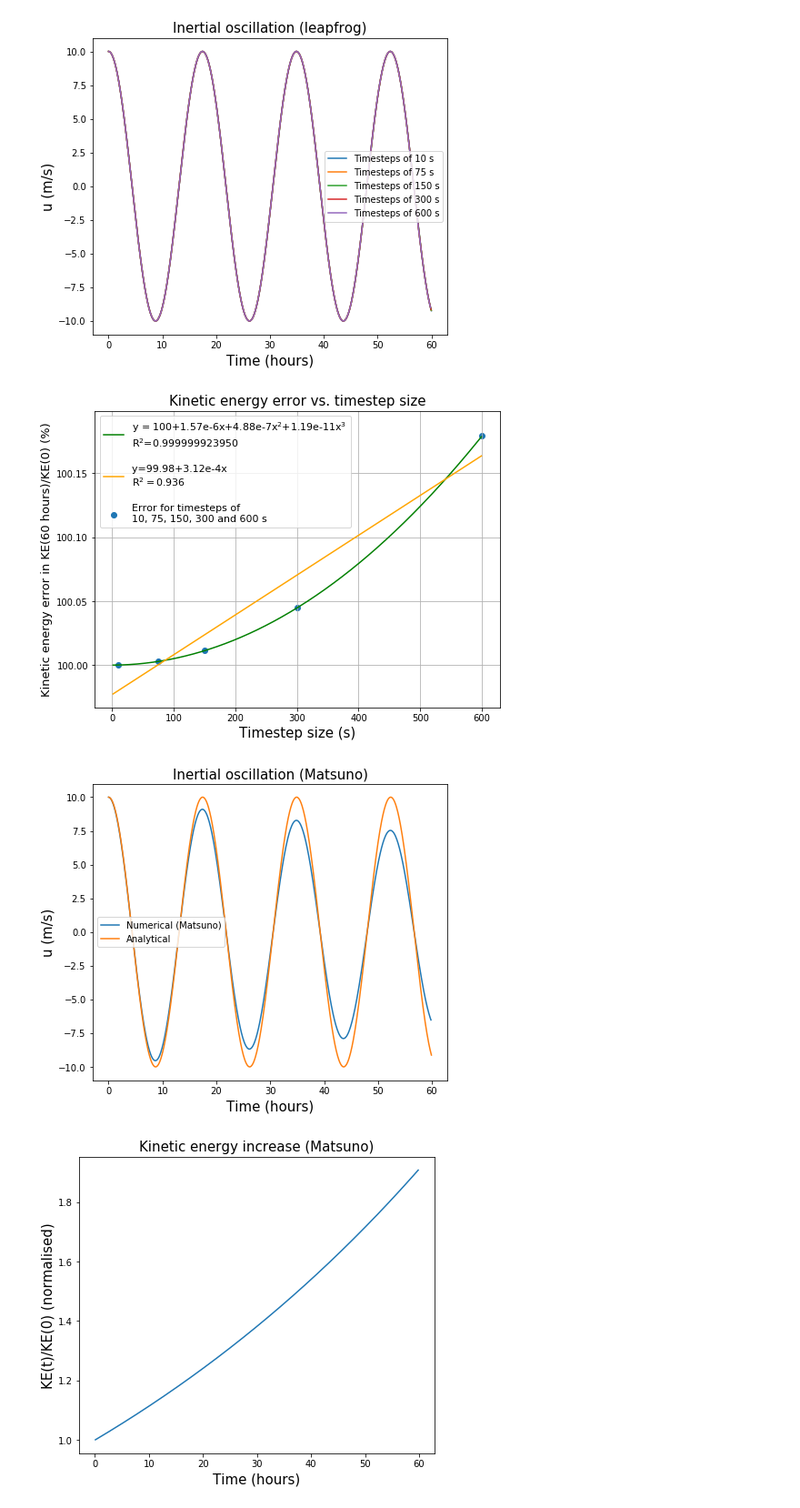
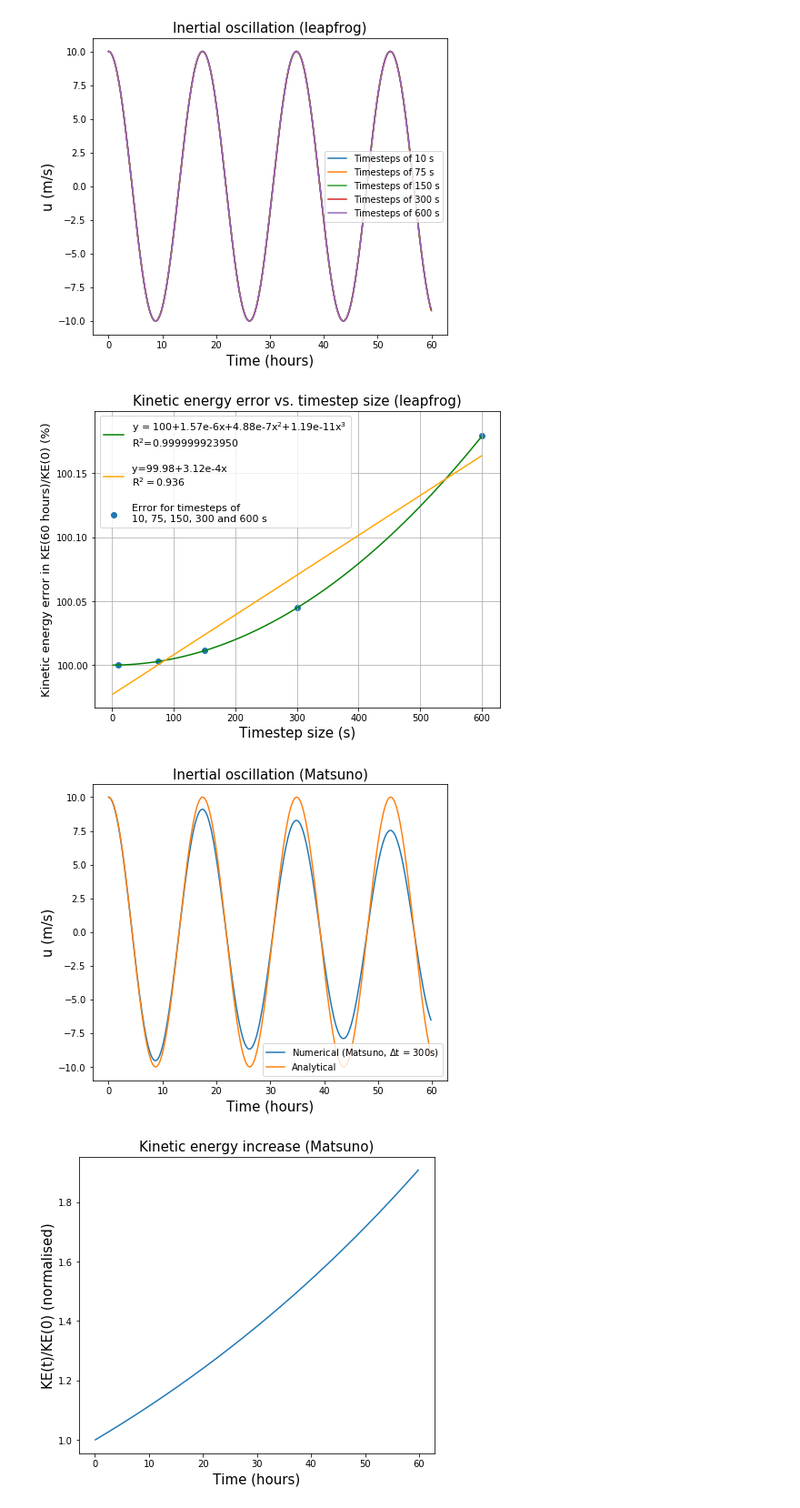
Before and after one commit to toonmaassen/SOAC, a Jupyter notebook: Exercise 1 .ipynb, the cells around one changed output. Shown: that part at 91% size. Cells and saved outputs as stored; diff of their text form; code cells hidden in the pictures.

```diff
--- a/Exercise 1 .ipynb
+++ b/Exercise 1 .ipynb
@@ -152,7 +152,7 @@ ss_tot2 = np.sum((ydata-np.mean(ydata))**2)
 r_squared2 = 1 - (ss_res2 / ss_tot2)
 # %%
 plt.figure(figsize=(8,6))
-plt.title('Kinetic energy error vs. timestep size',fontsize=15)
+plt.title('Kinetic energy error vs. timestep size (leapfrog)',fontsize=15)
 plt.scatter(xdata,ydata, label='Error for timesteps of \n10, 75, 150, 300 and 600 s')
 plt.plot(xlist,fit(xlist,*popt),'green',label='y = 100+1.57e‐6x+4.88e‐7x$^2$+1.19e‐11x$^3$ \nR$^{2}$=0.999999923950')
 plt.plot(xlist,fit2(xlist,*popt2),'orange',label='\ny=99.98+3.12e‐4x \nR$^2=0.936$\n')
@@ -171,7 +171,7 @@ plt.show()
 
 #You can get the residual sum of squares (ss_tot) with
 # %% [output]
-[figure, old version]
+[figure, new version]
 # %%
 #Matsuno / Euler backward time loop
 dt=300
@@ -193,15 +193,15 @@ for nt in range(1,nt_len-1):
 # %%
 #Euler backward graph
 plt.figure(figsize=(7,6))
 plt.xlabel('Time (hours)',fontsize=15)
 plt.ylabel('u (m/s)',fontsize=15)
 plt.title('Inertial oscillation (Matsuno)',fontsize=15)
-plt.plot(timema[0:nt_len-1]/3600, uma[0:nt_len-1],label='Numerical (Matsuno)')
+plt.plot(timema[0:nt_len-1]/3600, uma[0:nt_len-1],label='Numerical (Matsuno, $\Delta$t = 300s)')
 plt.plot(time/3600, u_ana,label='Analytical')
 plt.legend()
 plt.show()
 # %% [output]
-[figure, old version]
+[figure, new version]
 # %%
 #Matsuno energy graph
 
```
Also changed, not shown: parts of 4 cells of this notebook.
